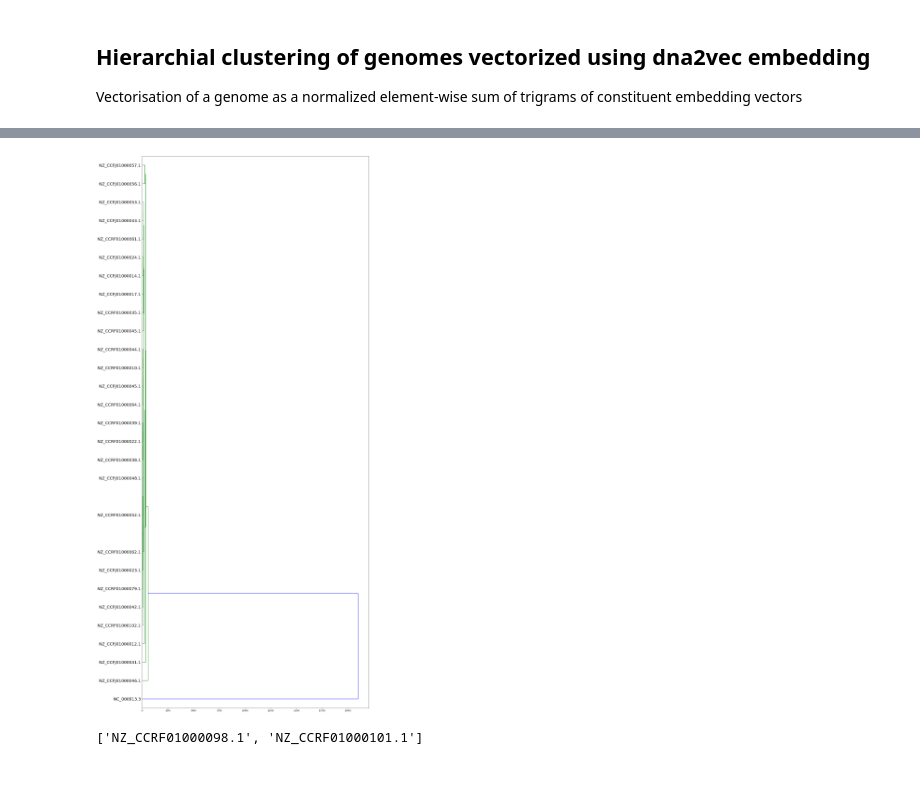
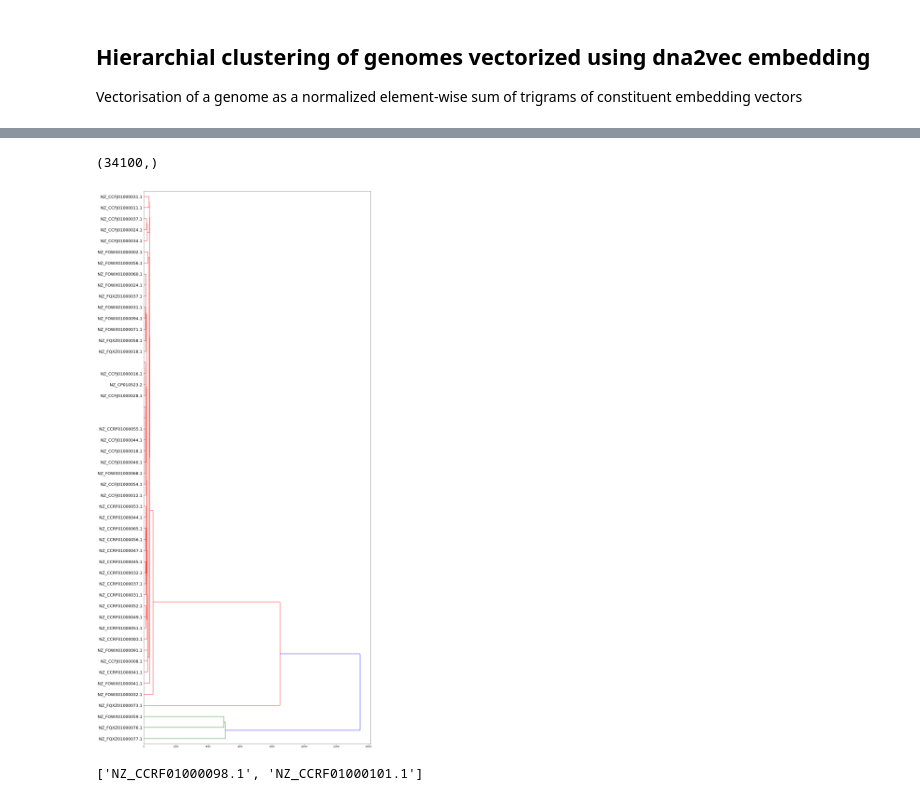
Before and after one commit to sergeman/fastai-genomic, a Jupyter notebook: ipynb/phylogenic.ipynb, the cells around one changed output, grey strips where cells are left out. Cells and saved outputs as stored; diff of their text form; code cells hidden in the pictures.

```diff
--- a/ipynb/phylogenic.ipynb
+++ b/ipynb/phylogenic.ipynb
@@ -63,2 +52,4 @@ ids
 # %%
+ids = [f['id'] for f in files]
+
 df=pd.DataFrame(data=np.asarray(data.items),index=ids)
@@ -97,16 +67,20 @@ linked = linkage(X, 'single')
+# %%
+np.ravel(X).shape
+# %% [output]
+(34100,)
 # %%
 plt.figure(figsize=(20, 50))
 htree = dendrogram(linked,
             orientation='right',
-            p=30,
+            p=50,
             truncate_mode='lastp',
             leaf_font_size = 20,
             labels=labelList,
             distance_sort='descending',
             show_leaf_counts=False)
 plt.show()
 # %% [output]
-[figure, old version]
+[figure, new version]
 # %%
 htree['ivl'][20:22]
 # %% [output]
```
Also changed, not shown: parts of 12 cells of this notebook.
